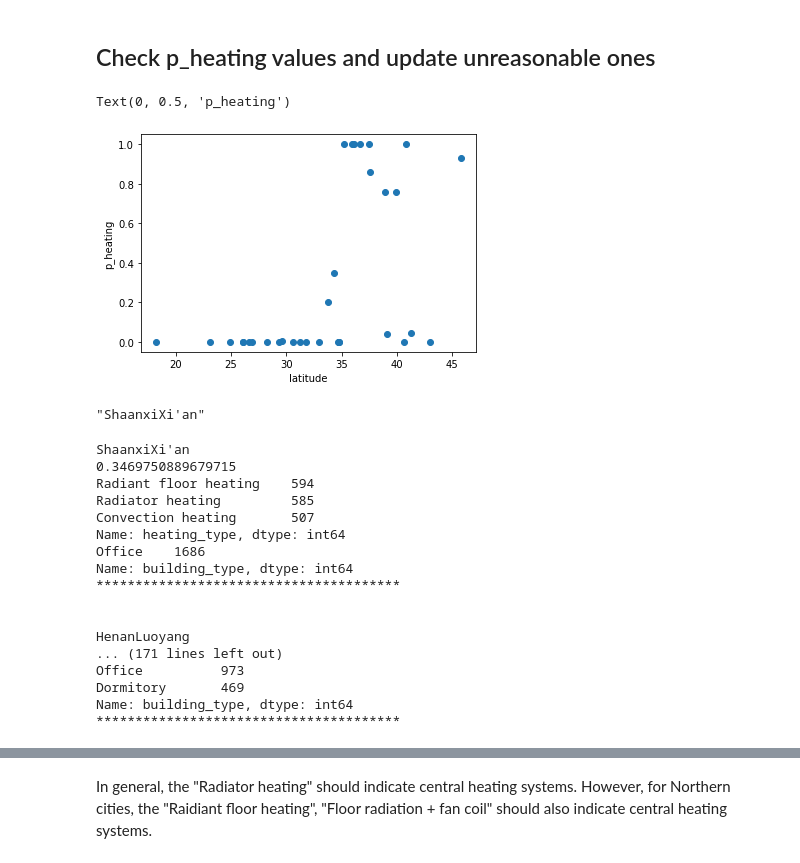
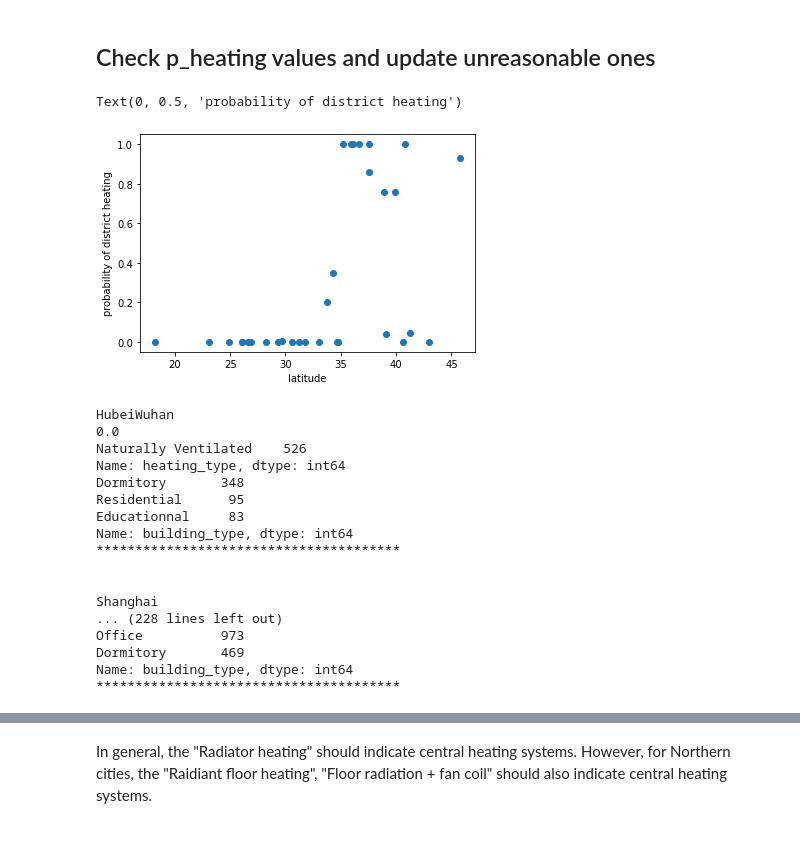
Before and after one commit to ruijis/RD_comfort, a Jupyter notebook: Data_wrangling.ipynb, the cells around one changed output, grey strips where cells are left out. Drawn from its saved outputs; the diff is of its cells as text; code cells hidden in the pictures.

```diff
--- a/Data_wrangling.ipynb
+++ b/Data_wrangling.ipynb
@@ -134,7 +112,7 @@ print(df['heating_type'].unique())
  'Floor radiation + fan coil' 'Small electric heater heating']
 # %%
 # calcualte the percentage of Radiator heating for each city and assign the value to df_city
-df_city['p_heating'] = df_city['city'].apply(lambda x: df[df['city'] == x]['heating_type'].value_counts().get('Radiator heating', 0) / df[df['city'] == x]['heating_type'].count())
+df_city['p_dh'] = df_city['city'].apply(lambda x: df[df['city'] == x]['heating_type'].value_counts().get('Radiator heating', 0) / df[df['city'] == x]['heating_type'].count())
 # %%
 # resort the df_city by latitude
 df_city = df_city.sort_values(by='latitude')
@@ -165,43 +140,38 @@ df_city.to_csv('CN_DB_RD.csv', index=False)
 # %% [markdown]
 ## Check p_heating values and update unreasonable ones
 # %%
-# scatter plot the p_heating across latitude
-plt.scatter(df_city['latitude'], df_city['p_heating'])
+# scatter plot the probability of district heating across latitude
+plt.scatter(df_city['latitude'], df_city['p_dh'])
 plt.xlabel('latitude')
-plt.ylabel('p_heating')
+plt.ylabel('probability of district heating')
 # %% [output]
-Text(0, 0.5, 'p_heating')
+Text(0, 0.5, 'probability of district heating')
-[figure, old version]
+[figure, new version]
-# %%
-df_city['city'][15]
-# %% [output]
-"ShaanxiXi'an"
 # %%
 # print each city name using a for loop
 for i in range(len(df_city)):
-    if i >= 15:
+    if i >= 10:
         cityname = df_city['city'][i]
-
         print(cityname)
-        print(df_city['p_heating'][i])
+        print(df_city['p_dh'][i])
         print(df[df['city'] == cityname]['heating_type'].value_counts())
         print(df[df['city'] == cityname]['building_type'].value_counts())
         print("***************************************\n")
         print()
 # %% [output]
-ShaanxiXi'an
-0.3469750889679715
-Radiant floor heating    594
-Radiator heating         585
-Convection heating       507
+HubeiWuhan
+0.0
+Naturally Ventilated    526
 Name: heating_type, dtype: int64
-Office    1686
+Dormitory       348
+Residential      95
+Educationnal     83
 Name: building_type, dtype: int64
 ***************************************
 
 
-HenanLuoyang
-... (171 lines left out)
+Shanghai
+... (228 lines left out)
 Office          973
 Dormitory       469
 Name: building_type, dtype: int64
```
Also changed, not shown: parts of 12 cells of this notebook, 3 other files.
